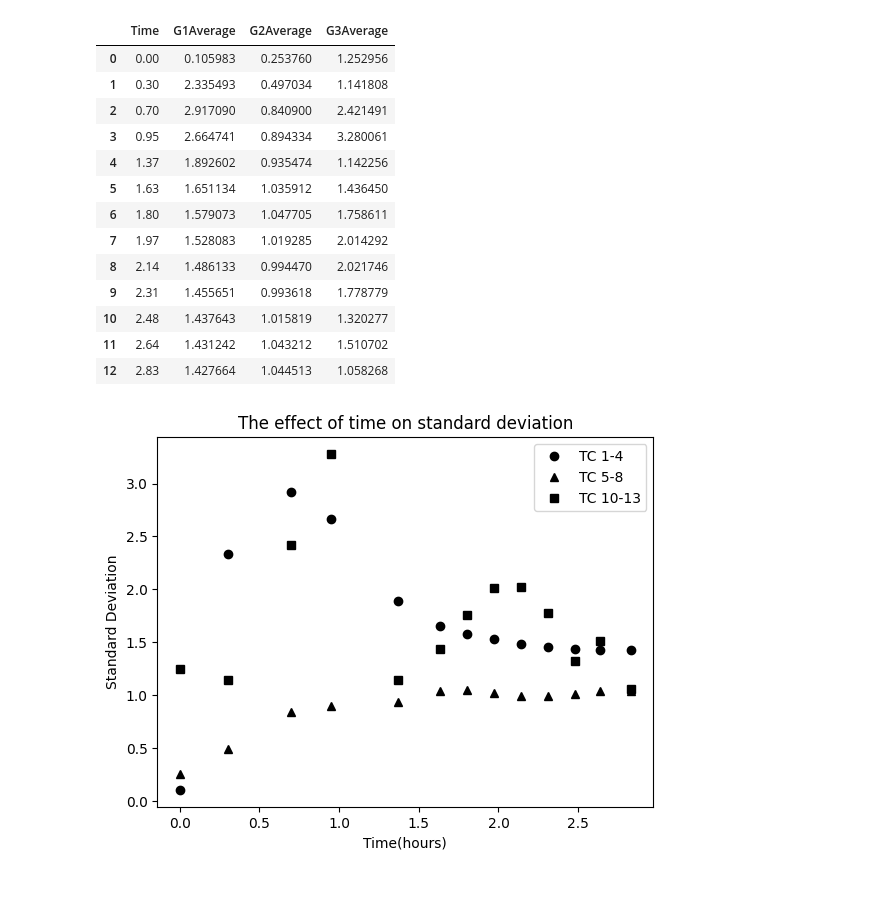
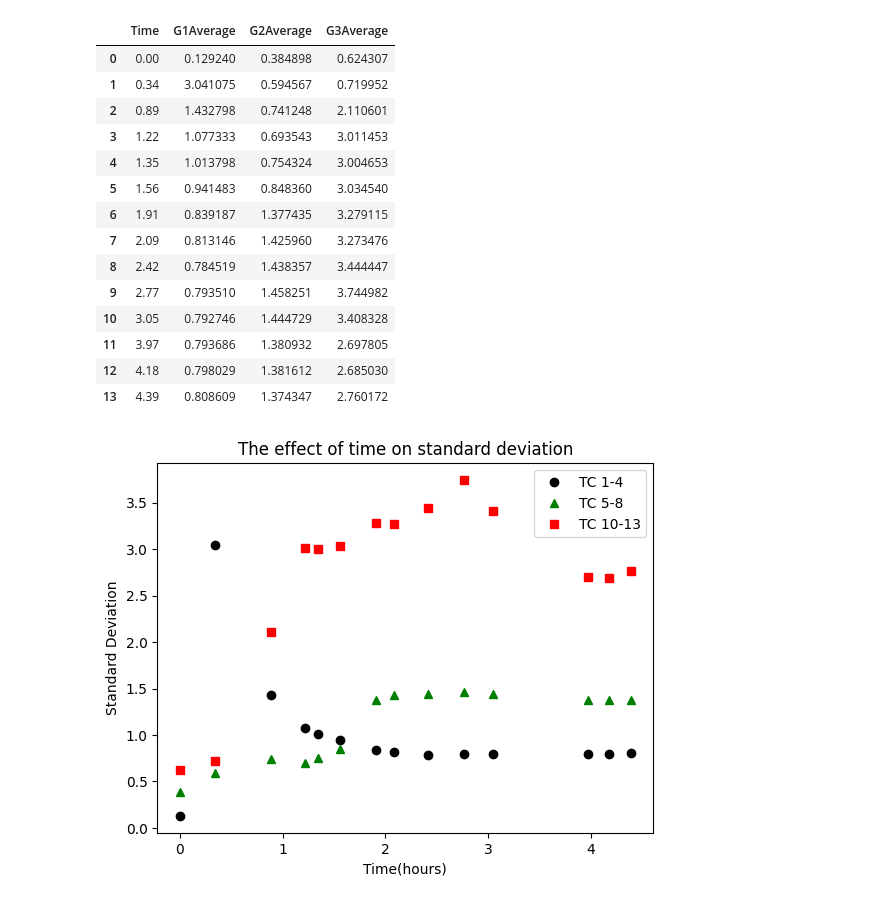
Before and after one commit to Villarem/FAST, a Jupyter notebook: FAST codes/xlsx_Charts_Graphs_Maker.ipynb, the cells around one changed output. Cells and saved outputs as stored; diff of their text form; code cells hidden in the pictures.

```diff
--- a/FAST codes/xlsx_Charts_Graphs_Maker.ipynb
+++ b/FAST codes/xlsx_Charts_Graphs_Maker.ipynb
@@ -9,15 +9,15 @@ import lvm_read
 from datetime import datetime
 # %%
 
-Day = "21"
+Day = "25"
 Month_year = "July23"
 
 # Folder path
-folder_path = r"G:\Shared drives\EGR-MNE-FAST Research Group-ExperimentalData\Projects\additive_manufacturing\projects\thermal_conductivity\Data\Ethans Data\21July2023_ThermalConductivity_StainlessSteel_NonChanneled"
+folder_path = r"G:\Shared drives\EGR-MNE-FAST Research Group-ExperimentalData\Projects\additive_manufacturing\projects\thermal_conductivity\Data\Ethans Data\25July2023_ThermalConductivity_StainlessSteel_NonChanneled"
 
 # List xlsx files in the folder
 xlsx_files = [os.path.join(folder_path, file) for file in os.listdir(folder_path) if file.endswith(".xlsx")]
-xlsx_files.reverse()
+xlsx_files.sort()
 # Lists to store averages
 TC_Group_1_AVG = []
 TC_Group_2_AVG = []
@@ -138,35 +125,36 @@ Standard_deviation = pd.DataFrame(data)
 Standard_deviation
 # %% [output]
 |  | Time | G1Average | G2Average | G3Average |
-| 0 | 0.00 | 0.105983 | 0.253760 | 1.252956 |
-| 1 | 0.30 | 2.335493 | 0.497034 | 1.141808 |
-| 2 | 0.70 | 2.917090 | 0.840900 | 2.421491 |
-| 3 | 0.95 | 2.664741 | 0.894334 | 3.280061 |
-| 4 | 1.37 | 1.892602 | 0.935474 | 1.142256 |
-| 5 | 1.63 | 1.651134 | 1.035912 | 1.436450 |
-| 6 | 1.80 | 1.579073 | 1.047705 | 1.758611 |
-| 7 | 1.97 | 1.528083 | 1.019285 | 2.014292 |
-| 8 | 2.14 | 1.486133 | 0.994470 | 2.021746 |
-| 9 | 2.31 | 1.455651 | 0.993618 | 1.778779 |
-| 10 | 2.48 | 1.437643 | 1.015819 | 1.320277 |
-| 11 | 2.64 | 1.431242 | 1.043212 | 1.510702 |
-| 12 | 2.83 | 1.427664 | 1.044513 | 1.058268 |
+| 0 | 0.00 | 0.129240 | 0.384898 | 0.624307 |
+| 1 | 0.34 | 3.041075 | 0.594567 | 0.719952 |
+| 2 | 0.89 | 1.432798 | 0.741248 | 2.110601 |
+| 3 | 1.22 | 1.077333 | 0.693543 | 3.011453 |
+| 4 | 1.35 | 1.013798 | 0.754324 | 3.004653 |
+| 5 | 1.56 | 0.941483 | 0.848360 | 3.034540 |
+| 6 | 1.91 | 0.839187 | 1.377435 | 3.279115 |
+| 7 | 2.09 | 0.813146 | 1.425960 | 3.273476 |
+| 8 | 2.42 | 0.784519 | 1.438357 | 3.444447 |
+| 9 | 2.77 | 0.793510 | 1.458251 | 3.744982 |
+| 10 | 3.05 | 0.792746 | 1.444729 | 3.408328 |
+| 11 | 3.97 | 0.793686 | 1.380932 | 2.697805 |
+| 12 | 4.18 | 0.798029 | 1.381612 | 2.685030 |
+| 13 | 4.39 | 0.808609 | 1.374347 | 2.760172 |
 # %%
 #varialable setup
 y1 = Standard_deviation['G1Average']
 y2 = Standard_deviation['G2Average']
 y3 = Standard_deviation['G3Average']
 #graph setup
 plt.plot(Time_From_0,y1,'o',label="TC 1-4", color=("black"))
-plt.plot(Time_From_0,y2,'^',label="TC 5-8",color=("black"))
-plt.plot(Time_From_0,y3,'s',label="TC 10-13",color=("black"))
+plt.plot(Time_From_0,y2,'^',label="TC 5-8",color=("green"))
+plt.plot(Time_From_0,y3,'s',label="TC 10-13",color=("red"))
 plt.xlabel('Time(hours)')
 plt.ylabel("Standard Deviation")
 plt.title("The effect of time on standard deviation")
 plt.legend()
 SD_vs_time = plt.gca()
 # %% [output]
-[figure, old version]
+[figure, new version]
 # %%
 DT_SS_tot = []
 DT_PG_tot = []
```
Also changed, not shown: parts of 4 cells of this notebook, 1 other file.
